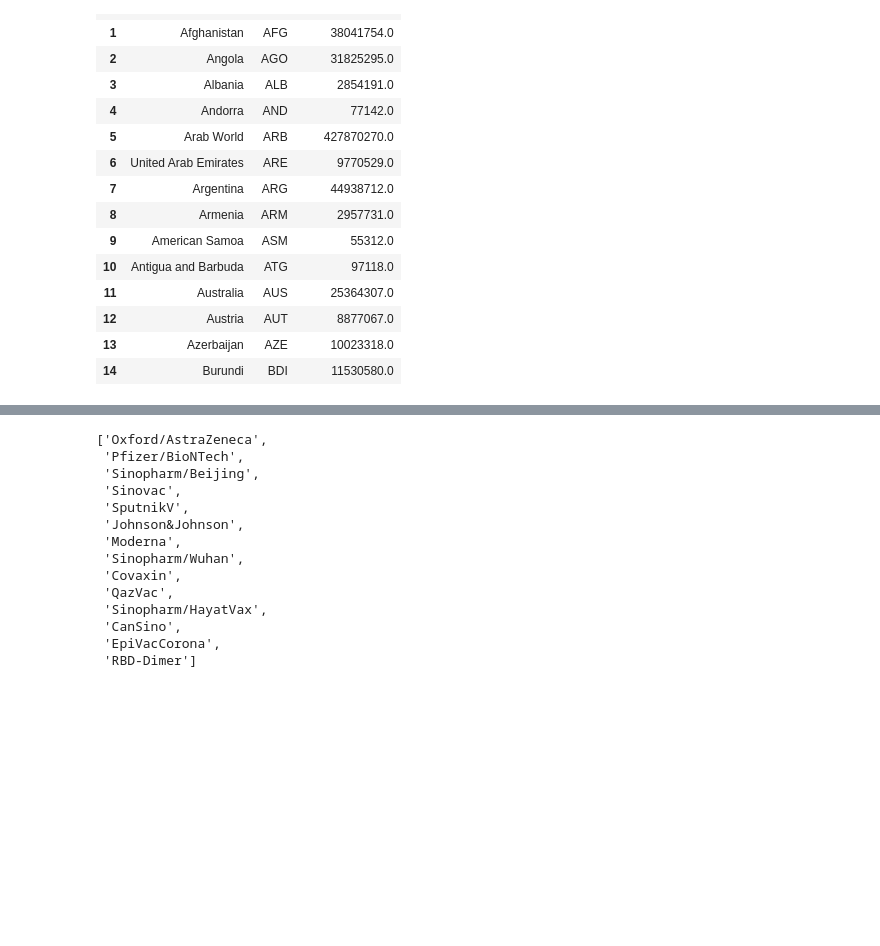
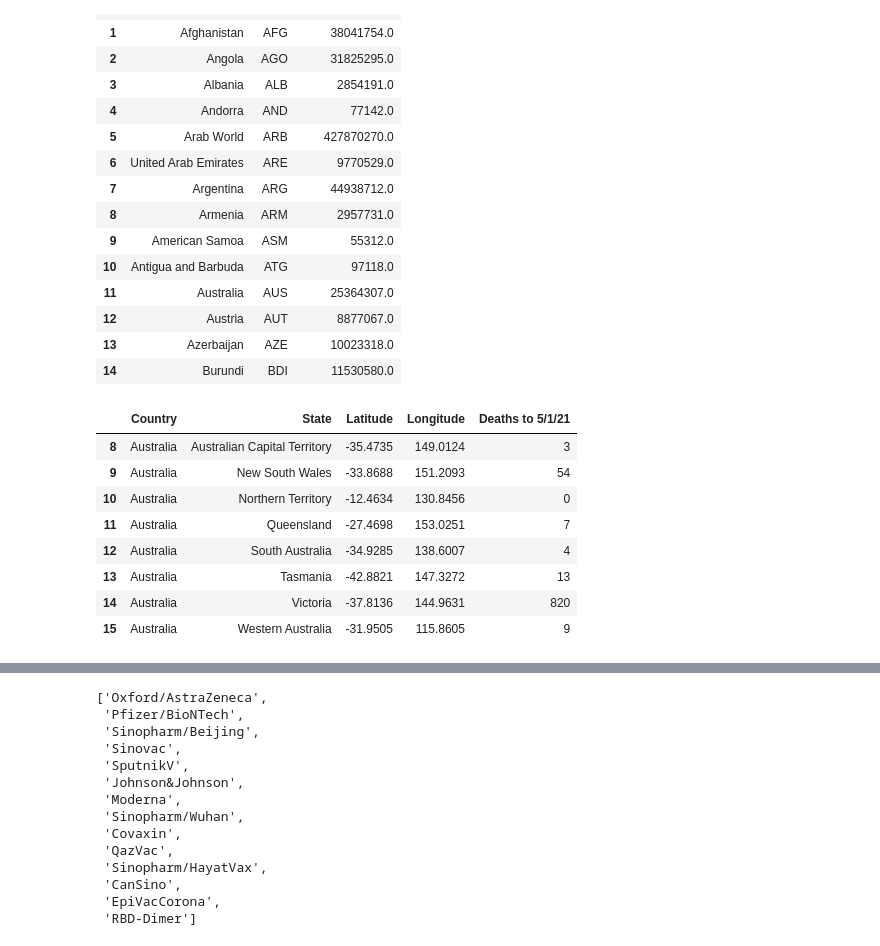
Before and after one commit to makbarish/Grp5_Project1_Covid19, a Jupyter notebook: Julio/gdp-pop_merge.ipynb, the cells around one changed output, grey strips where cells are left out. Cells and saved outputs as stored; diff of their text form; code cells hidden in the pictures; blank space fills up the shorter version.

```diff
--- a/Julio/gdp-pop_merge.ipynb
+++ b/Julio/gdp-pop_merge.ipynb
@@ -114,34 +106,44 @@ pop_raw_2019_df.head(15)
 locs_lat_2019 = []
 locs_lon_2019 = []
 locs_country_2019 = []
 locs_state_2019 = []
 deaths_5121 = []
 
 counter = len(locs_raw_df["Country/Region"])
 #print(counter)
 
 for i in np.arange(counter):
     lat = locs_raw_df["Lat"][i]
     locs_lat_2019.append(lat)
     lon = locs_raw_df["Long"][i]
     locs_lon_2019.append(lon)
     country = locs_raw_df["Country/Region"][i]
     locs_country_2019.append(country)
     state = locs_raw_df["Province/State"][i]
     locs_state_2019.append(state)
     deaths = locs_raw_df["5/1/21"][i]
     deaths_5121.append(deaths)
 
 locs_raw_5121_df = pd.DataFrame({"Country": locs_country_2019,
                                 "State": locs_state_2019,
                                 "Latitude":locs_lat_2019,
                                  "Longitude":locs_lon_2019,
                                  "Deaths to 5/1/21": deaths_5121
                                 })
 
 locs_raw_5121_df.head()
 locs_clean_5121_df = locs_raw_5121_df.copy()
-#locs_clean_5121_df.size
+locs_clean_5121_df.loc[locs_clean_5121_df["Country"] == "Australia"]
+# %% [output]
+|  | Country | State | Latitude | Longitude | Deaths to 5/1/21 |
+| 8 | Australia | Australian Capital Territory | -35.4735 | 149.0124 | 3 |
+| 9 | Australia | New South Wales | -33.8688 | 151.2093 | 54 |
+| 10 | Australia | Northern Territory | -12.4634 | 130.8456 | 0 |
+| 11 | Australia | Queensland | -27.4698 | 153.0251 | 7 |
+| 12 | Australia | South Australia | -34.9285 | 138.6007 | 4 |
+| 13 | Australia | Tasmania | -42.8821 | 147.3272 | 13 |
+| 14 | Australia | Victoria | -37.8136 | 144.9631 | 820 |
+| 15 | Australia | Western Australia | -31.9505 | 115.8605 | 9 |
 # %%
 #clean location and deaths
 #australia
```
Also changed, not shown: parts of 5 cells of this notebook.
